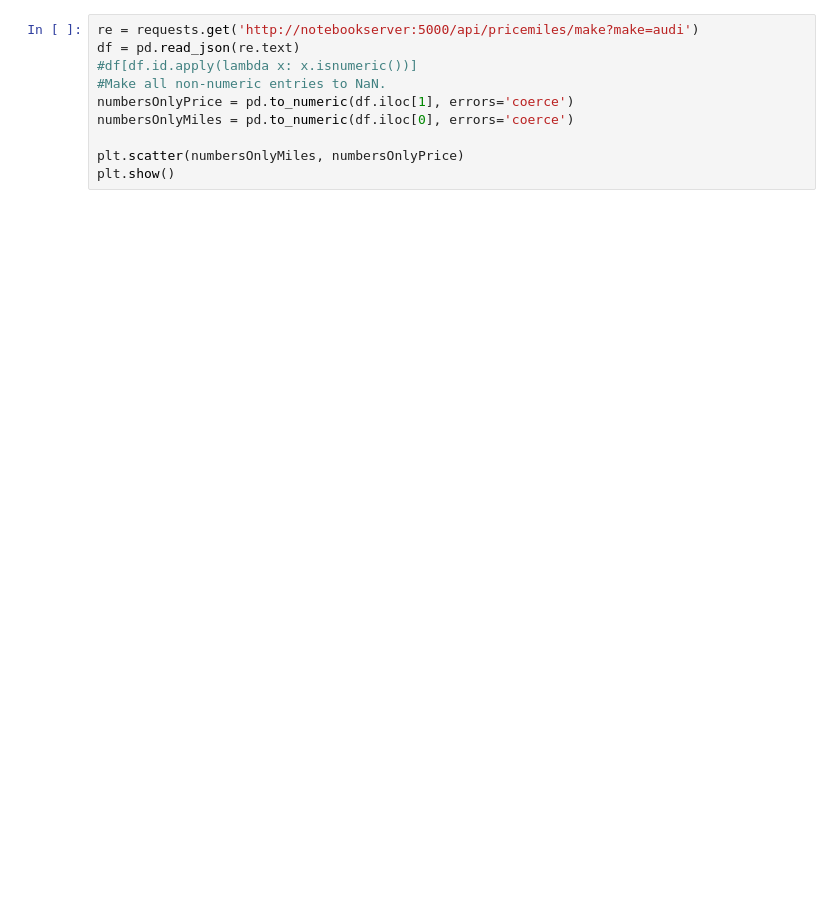
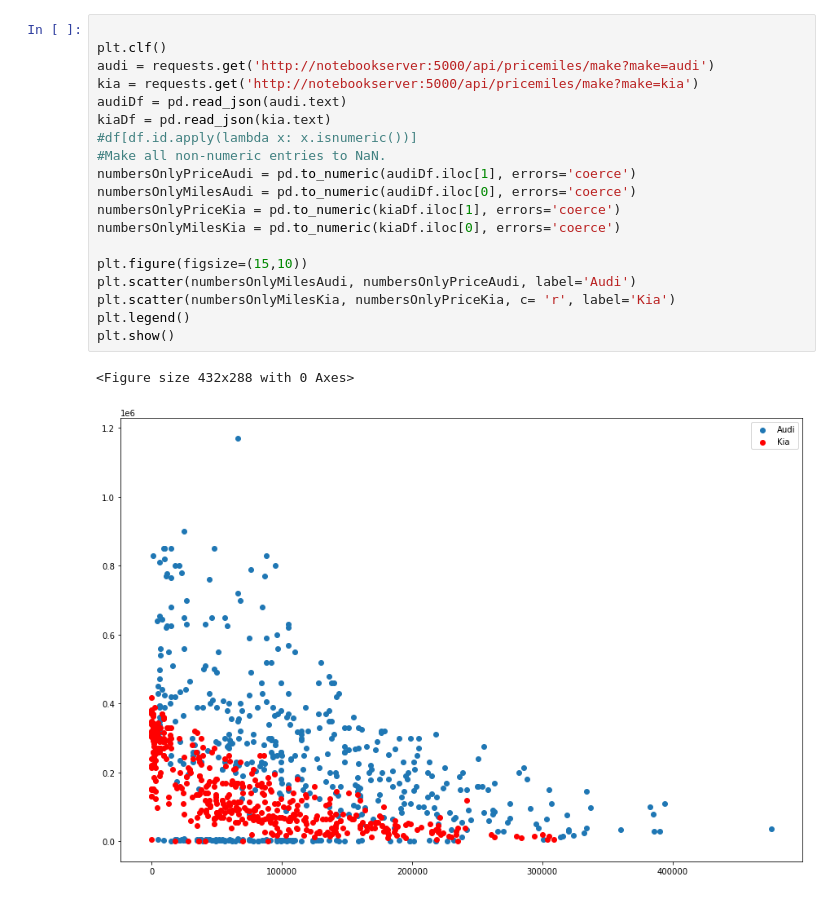
Before and after one commit to Paepke-cph/PythonProject, a Jupyter notebook: client/src/plot.ipynb, the cells around one changed output. Saved outputs shown, nothing was run; the diff lists cells and outputs as text; blank space fills up the shorter version.

```diff
--- a/client/src/plot.ipynb
+++ b/client/src/plot.ipynb
@@ -38,10 +36,22 @@ plt.show()
 # %%
-re = requests.get('http://notebookserver:5000/api/pricemiles/make?make=audi')
-df = pd.read_json(re.text)
+
+plt.clf()
+audi = requests.get('http://notebookserver:5000/api/pricemiles/make?make=audi')
+kia = requests.get('http://notebookserver:5000/api/pricemiles/make?make=kia')
+audiDf = pd.read_json(audi.text)
+kiaDf = pd.read_json(kia.text)
 #df[df.id.apply(lambda x: x.isnumeric())]
 #Make all non-numeric entries to NaN.
-numbersOnlyPrice = pd.to_numeric(df.iloc[1], errors='coerce')
-numbersOnlyMiles = pd.to_numeric(df.iloc[0], errors='coerce')
+numbersOnlyPriceAudi = pd.to_numeric(audiDf.iloc[1], errors='coerce')
+numbersOnlyMilesAudi = pd.to_numeric(audiDf.iloc[0], errors='coerce')
+numbersOnlyPriceKia = pd.to_numeric(kiaDf.iloc[1], errors='coerce')
+numbersOnlyMilesKia = pd.to_numeric(kiaDf.iloc[0], errors='coerce')
 
-plt.scatter(numbersOnlyMiles, numbersOnlyPrice)
+plt.figure(figsize=(15,10))
+plt.scatter(numbersOnlyMilesAudi, numbersOnlyPriceAudi, label='Audi')
+plt.scatter(numbersOnlyMilesKia, numbersOnlyPriceKia, c= 'r', label='Kia')
+plt.legend()
 plt.show()
+# %% [output]
+<Figure size 432x288 with 0 Axes>
+[figure, added]
```
Also changed, not shown: parts of 6 cells of this notebook.
